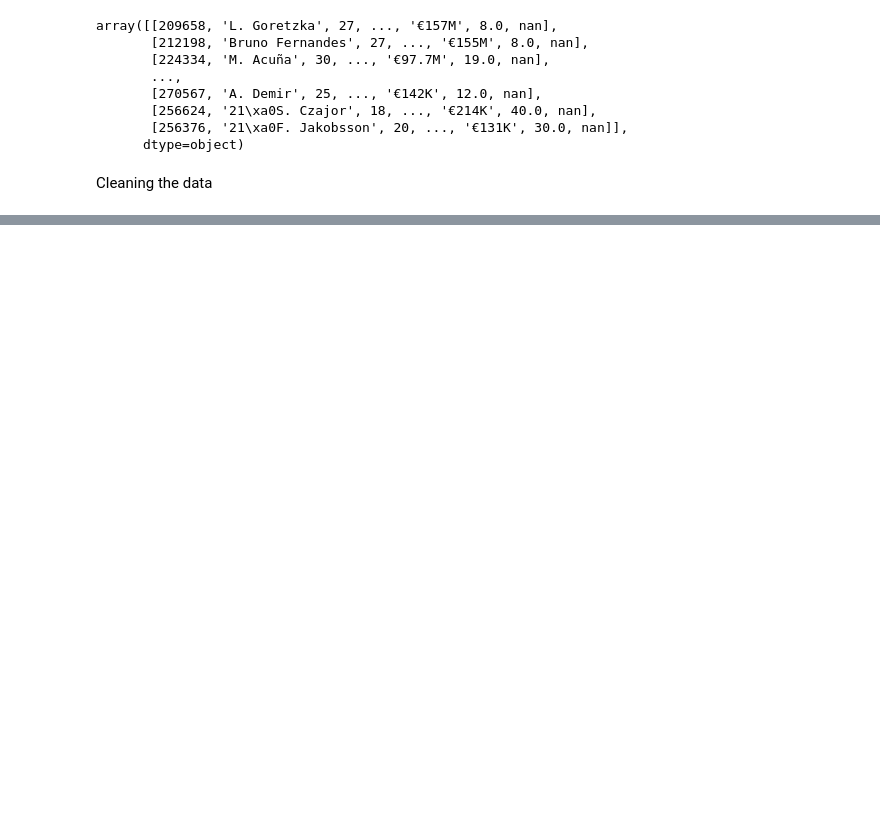
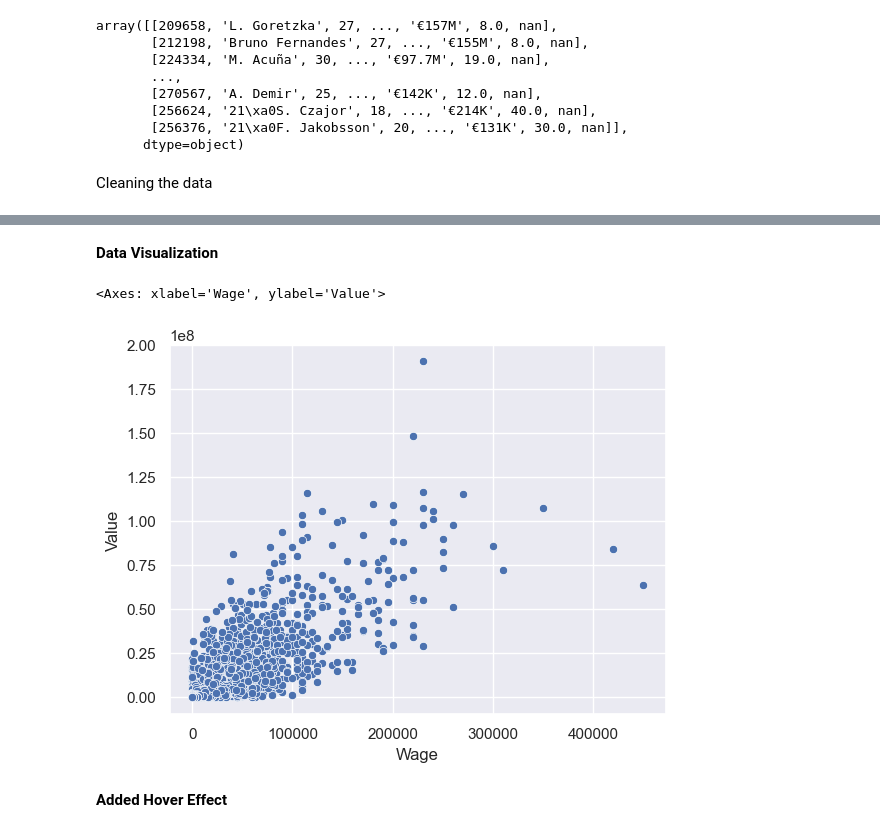
Before and after one commit to AayushMohan/soccer-ml-project, a Jupyter notebook: soccer.ipynb, the cells around one changed output, grey strips where cells are left out. Cells and saved outputs as stored; diff of their text form; code cells hidden in the pictures; blank space fills up the shorter version.

Commit message:
Added Data Visualization

```diff
--- a/soccer.ipynb
+++ b/soccer.ipynb
@@ -48,0 +32,23 @@ df1
+# %%
+df1 = pd.DataFrame(data_frame, columns=['Name', 'Wage', 'Value'])
+
+def value_to_float(x):
+    if type(x) == float or type(x) == int:
+        return x
+    if 'K' in x:
+        if len(x) > 1:
+            return float(x.replace('K', '')) * 1000
+        return 1000.0
+    if 'M' in x:
+        if len(x) > 1:
+            return float(x.replace('M', '')) * 1000000
+        return 1000000.0
+    if 'B' in x:
+        return float(x.replace('B', '')) * 1000000000
+    return 0.0
+wage = df1['Wage'].replace('[\€,]', '', regex=True).apply(value_to_float)
+value = df1['Value'].replace('[\€,]', '', regex=True).apply(value_to_float)
+df1['Wage'] = wage
+df1['Value'] = value
+df1['difference'] = df1['Value'] - df1['Wage']
+df1.sort_values('difference', ascending=False)
@@ -48,0 +69,13 @@ df1
+# %% [markdown]
+**Data Visualization**
+# %%
+import seaborn as sns
+sns.set()
+
+graph = sns.scatterplot(x='Wage', y='Value', data=df1)
+graph
+# %% [output]
+<Axes: xlabel='Wage', ylabel='Value'>
+[figure, added]
+# %% [markdown]
+**Added Hover Effect**
```
Also changed, not shown: parts of 3 cells of this notebook.
